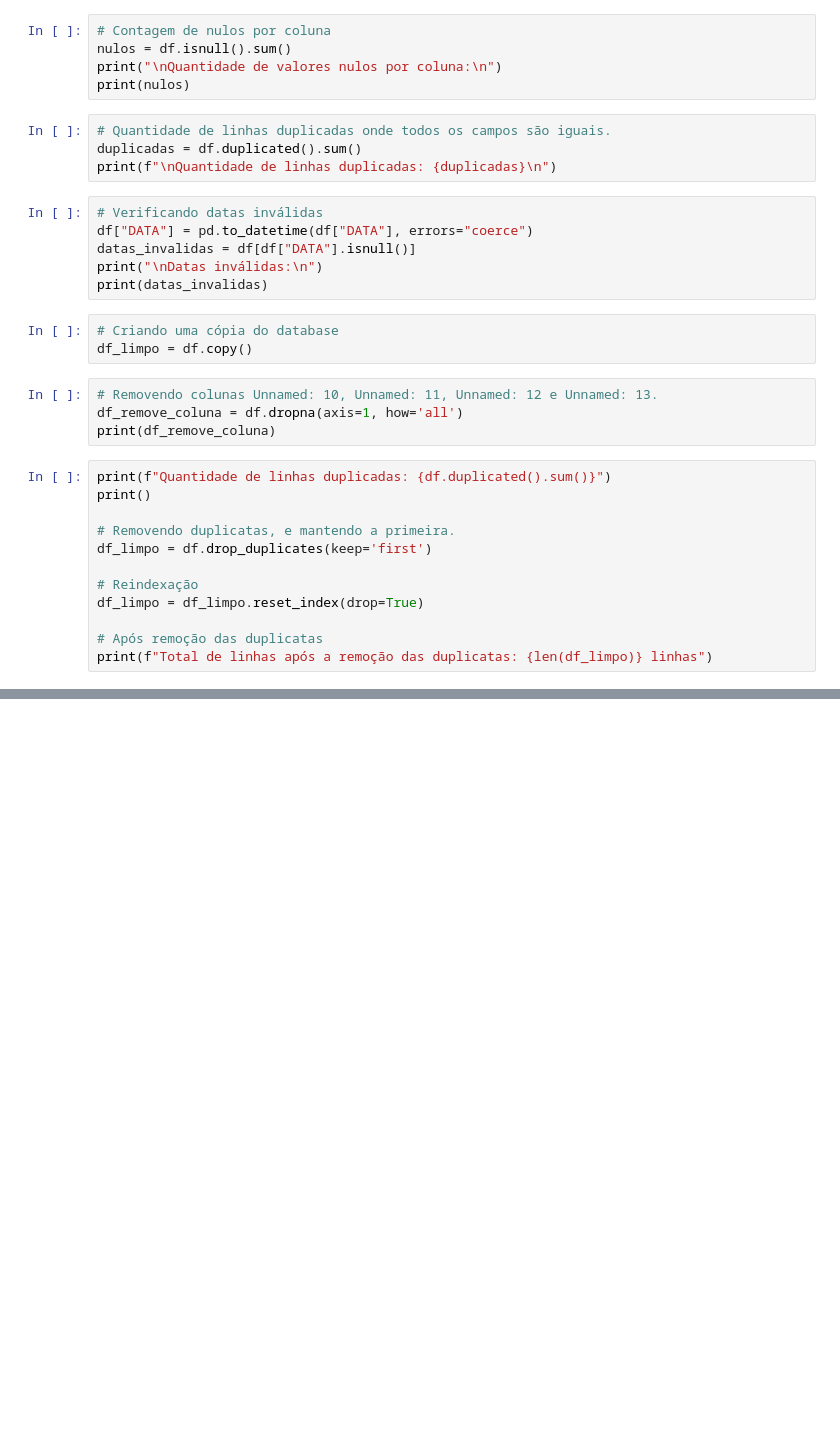
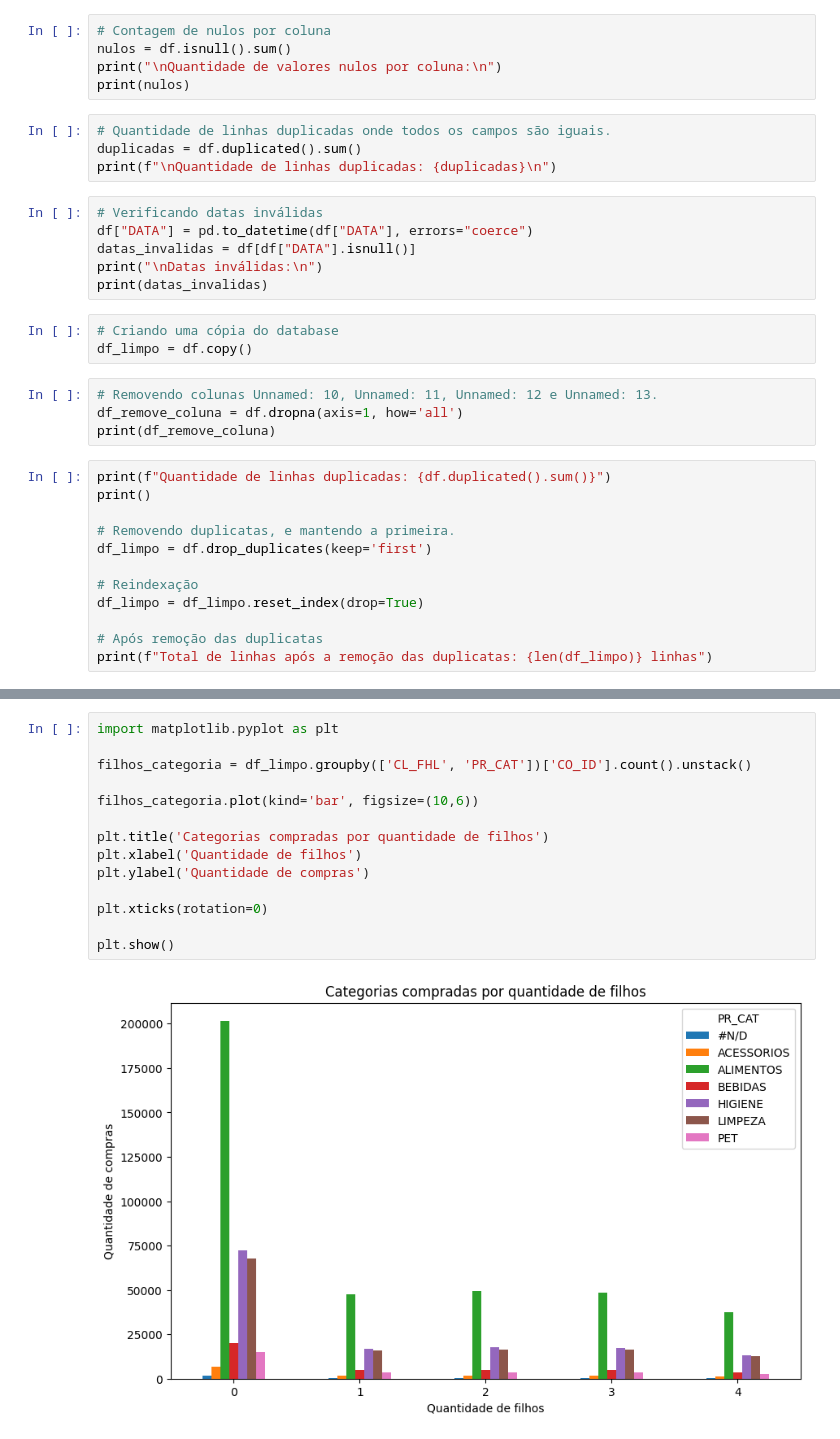
Before and after one commit to Jee16/Miniprojeto_JessicaFSantos_DadosV2, a Jupyter notebook: Miniprojeto_Varejo.ipynb/Varejo.ipynp.ipynb, the cells around one changed output, grey strips where cells are left out. Drawn from its saved outputs; the diff is of its cells as text; blank space fills up the shorter version.

```diff
--- a/Miniprojeto_Varejo.ipynb/Varejo.ipynp.ipynb
+++ b/Miniprojeto_Varejo.ipynb/Varejo.ipynp.ipynb
@@ -87,0 +138,16 @@ q3: 2.0
+# %%
+import matplotlib.pyplot as plt
+
+filhos_categoria = df_limpo.groupby(['CL_FHL', 'PR_CAT'])['CO_ID'].count().unstack()
+
+filhos_categoria.plot(kind='bar', figsize=(10,6))
+
+plt.title('Categorias compradas por quantidade de filhos')
+plt.xlabel('Quantidade de filhos')
+plt.ylabel('Quantidade de compras')
+
+plt.xticks(rotation=0)
+
+plt.show()
+# %% [output]
+[figure, added]
```
Also changed, not shown: parts of 16 cells of this notebook, 2 other files.
